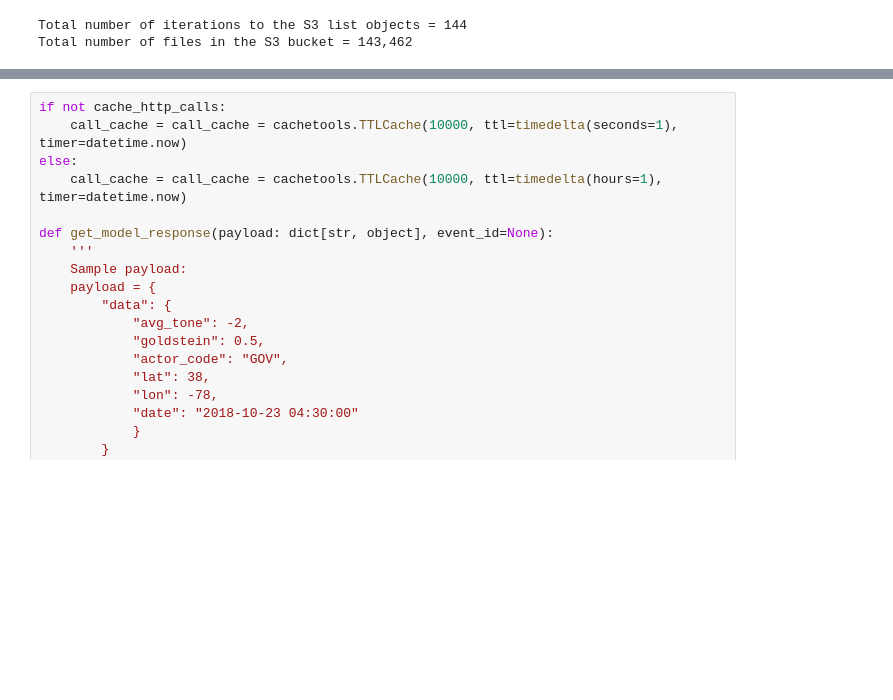
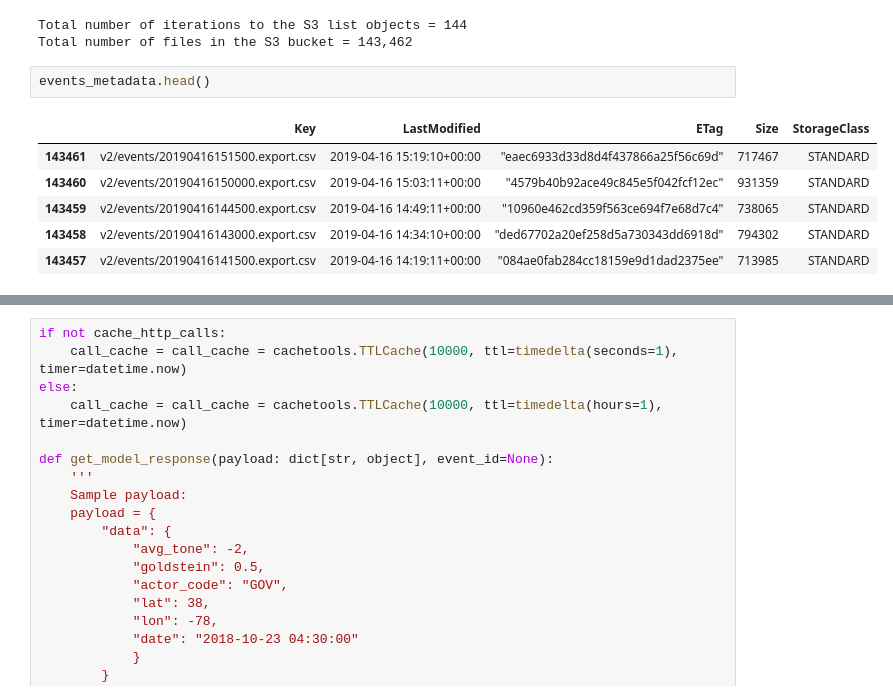
Before and after one commit to hash-include/gdeltdata, a Jupyter notebook: 1_generate_prediction.ipynb, the cells around one changed output, grey strips where cells are left out. Saved outputs shown, nothing was run; the diff lists cells and outputs as text; blank space fills up the shorter version.

```diff
--- a/1_generate_prediction.ipynb
+++ b/1_generate_prediction.ipynb
@@ -126,6 +120,15 @@ if download_metadata:
 # %% [output]
 Total number of iterations to the S3 list objects = 144
 Total number of files in the S3 bucket = 143,462
+# %%
+events_metadata.head()
+# %% [output]
+|  | Key | LastModified | ETag | Size | StorageClass |
+| 143461 | v2/events/20190416151500.export.csv | 2019-04-16 15:19:10+00:00 | "eaec6933d33d8d4f437866a25f56c69d" | 717467 | STANDARD |
+| 143460 | v2/events/20190416150000.export.csv | 2019-04-16 15:03:11+00:00 | "4579b40b92ace49c845e5f042fcf12ec" | 931359 | STANDARD |
+| 143459 | v2/events/20190416144500.export.csv | 2019-04-16 14:49:11+00:00 | "10960e462cd359f563ce694f7e68d7c4" | 738065 | STANDARD |
+| 143458 | v2/events/20190416143000.export.csv | 2019-04-16 14:34:10+00:00 | "ded67702a20ef258d5a730343dd6918d" | 794302 | STANDARD |
+| 143457 | v2/events/20190416141500.export.csv | 2019-04-16 14:19:11+00:00 | "084ae0fab284cc18159e9d1dad2375ee" | 713985 | STANDARD |
 # %%
 # Example uses GDELT dataset found here: https://aws.amazon.com/public-datasets/gdelt/
 events = spark.read.csv("s3a://gdelt-open-data/v2/events/20190416151500.export.csv", header=False, sep='\t', inferSchema=True)
```
Also changed, not shown: parts of 5 cells of this notebook, 7 other files.
